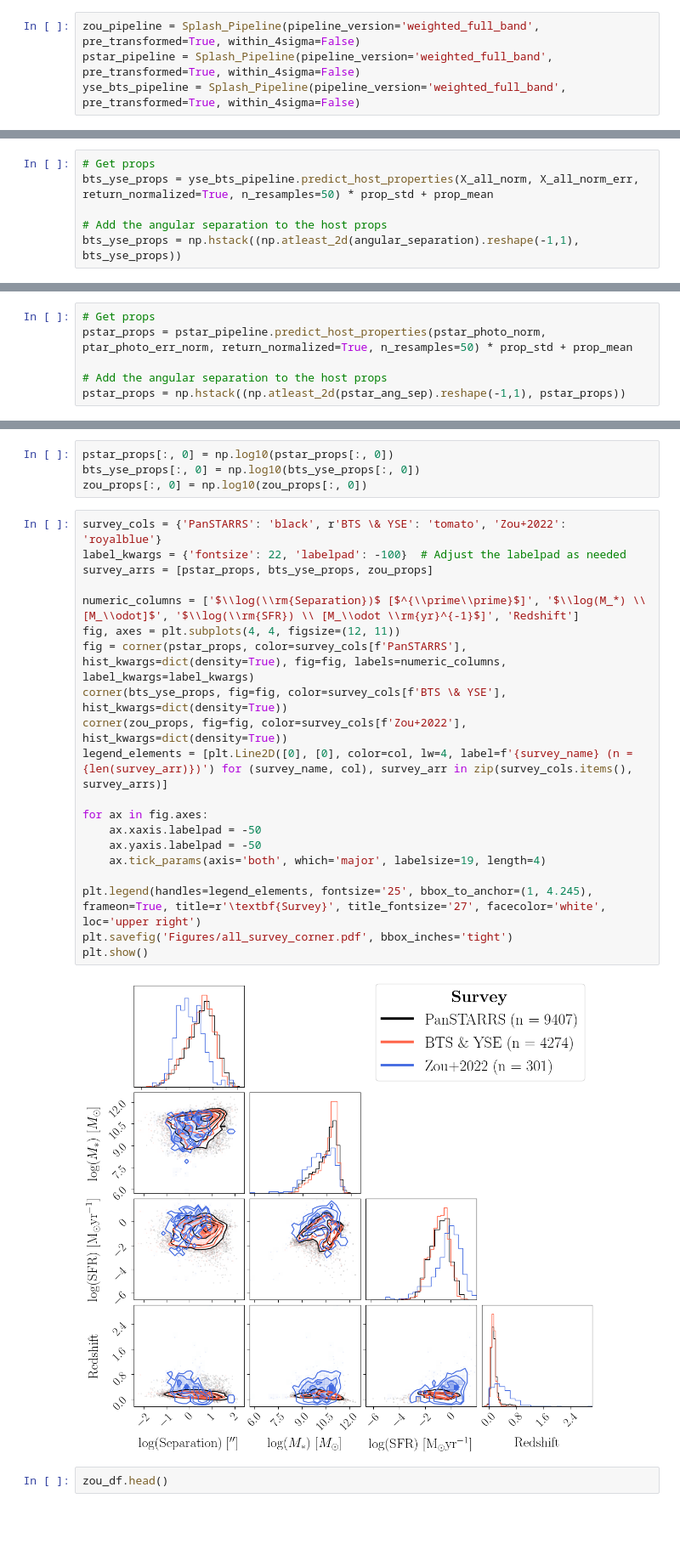
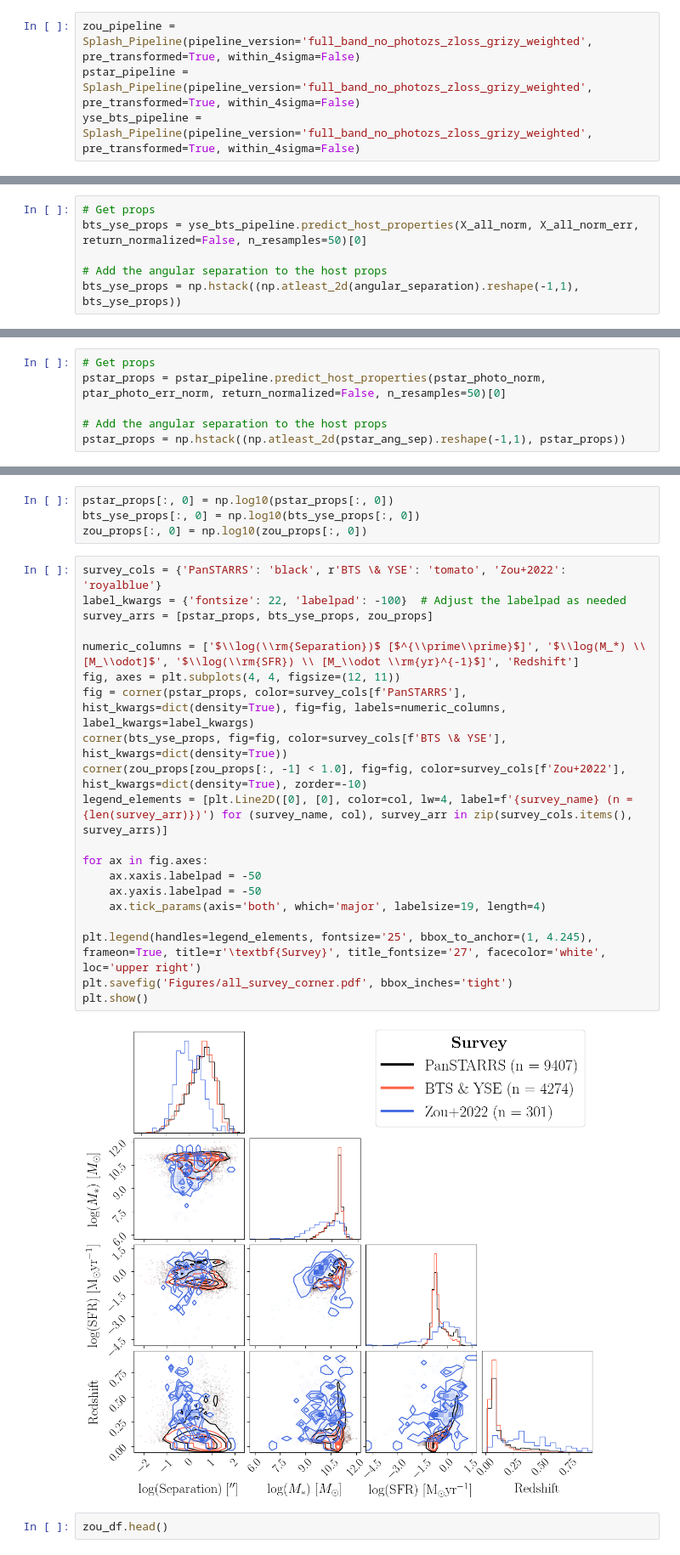
Before and after one commit to Adam-Boesky/astro_SPLASH, a Jupyter notebook: Paper/all_corner.ipynb, the cells around one changed output, grey strips where cells are left out. Shown at 85% size. Saved outputs shown, nothing was run; the diff lists cells and outputs as text; blank space fills up the shorter version.

```diff
--- a/Paper/all_corner.ipynb
+++ b/Paper/all_corner.ipynb
@@ -53,9 +53,9 @@ def normalize_arr(arr: np.ndarray, errors: np.ndarray = None, axis: int = 0, mea
     else:
         return (arr - mean) / std, mean, std
 # %%
-zou_pipeline = Splash_Pipeline(pipeline_version='weighted_full_band', pre_transformed=True, within_4sigma=False)
-pstar_pipeline = Splash_Pipeline(pipeline_version='weighted_full_band', pre_transformed=True, within_4sigma=False)
-yse_bts_pipeline = Splash_Pipeline(pipeline_version='weighted_full_band', pre_transformed=True, within_4sigma=False)
+zou_pipeline = Splash_Pipeline(pipeline_version='full_band_no_photozs_zloss_grizy_weighted', pre_transformed=True, within_4sigma=False)
+pstar_pipeline = Splash_Pipeline(pipeline_version='full_band_no_photozs_zloss_grizy_weighted', pre_transformed=True, within_4sigma=False)
+yse_bts_pipeline = Splash_Pipeline(pipeline_version='full_band_no_photozs_zloss_grizy_weighted', pre_transformed=True, within_4sigma=False)
 # %%
 # Also grab the means and std of the host properties
 from host_prop_nn import load_and_preprocess
@@ -222,7 +219,7 @@ within_good_range = np.array([True for _ in range(len(z_all))])
 X_all_norm, X_all_norm_err, z_all = X_all_norm[within_good_range], X_all_norm_err[within_good_range], z_all[within_good_range]
 # %%
 # Get props
-bts_yse_props = yse_bts_pipeline.predict_host_properties(X_all_norm, X_all_norm_err, return_normalized=True, n_resamples=50) * prop_std + prop_mean
+bts_yse_props = yse_bts_pipeline.predict_host_properties(X_all_norm, X_all_norm_err, return_normalized=False, n_resamples=50)[0]
 
 # Add the angular separation to the host props
 bts_yse_props = np.hstack((np.atleast_2d(angular_separation).reshape(-1,1), bts_yse_props))
@@ -320,7 +317,7 @@ pstar_photo = np.log10(pstar_photo)
 pstar_photo_norm, pstar_photo_mean, pstar_photo_std, ptar_photo_err_norm = normalize_arr(pstar_photo, errors=pstar_photo_err, mean=photo_mean[:5], std=photo_std[:5])
 # %%
 # Get props
-pstar_props = pstar_pipeline.predict_host_properties(pstar_photo_norm, ptar_photo_err_norm, return_normalized=True, n_resamples=50) * prop_std + prop_mean
+pstar_props = pstar_pipeline.predict_host_properties(pstar_photo_norm, ptar_photo_err_norm, return_normalized=False, n_resamples=50)[0]
 
 # Add the angular separation to the host props
 pstar_props = np.hstack((np.atleast_2d(pstar_ang_sep).reshape(-1,1), pstar_props))
@@ -333,25 +330,25 @@ zou_props[:, 0] = np.log10(zou_props[:, 0])
 # %%
 survey_cols = {'PanSTARRS': 'black', r'BTS \& YSE': 'tomato', 'Zou+2022': 'royalblue'}
 label_kwargs = {'fontsize': 22, 'labelpad': -100}  # Adjust the labelpad as needed
 survey_arrs = [pstar_props, bts_yse_props, zou_props]
 
 numeric_columns = ['$\\log(\\rm{Separation})$ [$^{\\prime\\prime}$]', '$\\log(M_*) \\ [M_\\odot]$', '$\\log(\\rm{SFR}) \\ [M_\\odot \\rm{yr}^{-1}$]', 'Redshift']
 fig, axes = plt.subplots(4, 4, figsize=(12, 11))
 fig = corner(pstar_props, color=survey_cols[f'PanSTARRS'], hist_kwargs=dict(density=True), fig=fig, labels=numeric_columns, label_kwargs=label_kwargs)
 corner(bts_yse_props, fig=fig, color=survey_cols[f'BTS \& YSE'], hist_kwargs=dict(density=True))
-corner(zou_props, fig=fig, color=survey_cols[f'Zou+2022'], hist_kwargs=dict(density=True))
+corner(zou_props[zou_props[:, -1] < 1.0], fig=fig, color=survey_cols[f'Zou+2022'], hist_kwargs=dict(density=True), zorder=-10)
 legend_elements = [plt.Line2D([0], [0], color=col, lw=4, label=f'{survey_name} (n = {len(survey_arr)})') for (survey_name, col), survey_arr in zip(survey_cols.items(), survey_arrs)]
 
 for ax in fig.axes:
     ax.xaxis.labelpad = -50
     ax.yaxis.labelpad = -50
     ax.tick_params(axis='both', which='major', labelsize=19, length=4)
 
 plt.legend(handles=legend_elements, fontsize='25', bbox_to_anchor=(1, 4.245), frameon=True, title=r'\textbf{Survey}', title_fontsize='27', facecolor='white', loc='upper right')
 plt.savefig('Figures/all_survey_corner.pdf', bbox_inches='tight')
 plt.show()
 # %% [output]
-[figure, old version]
+[figure, new version]
 # %%
 zou_df.head()
 # %% [output]
```
Also changed, not shown: parts of 1 cell of this notebook, 36 other files.
